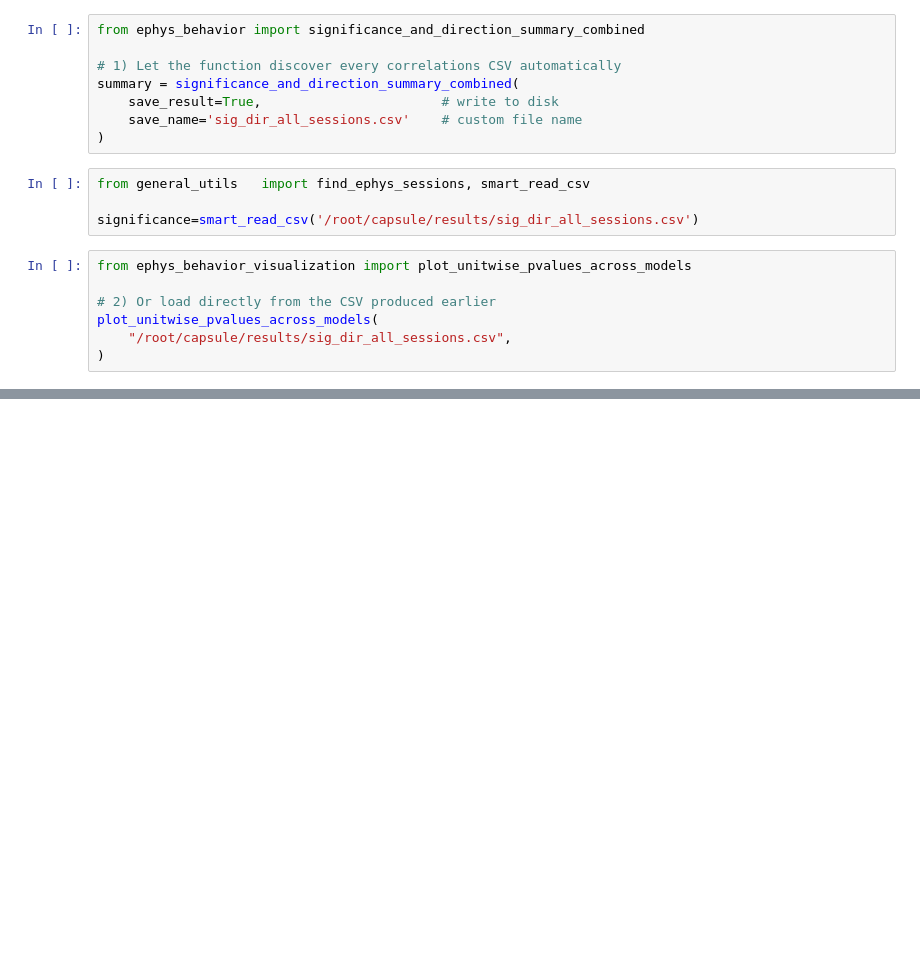
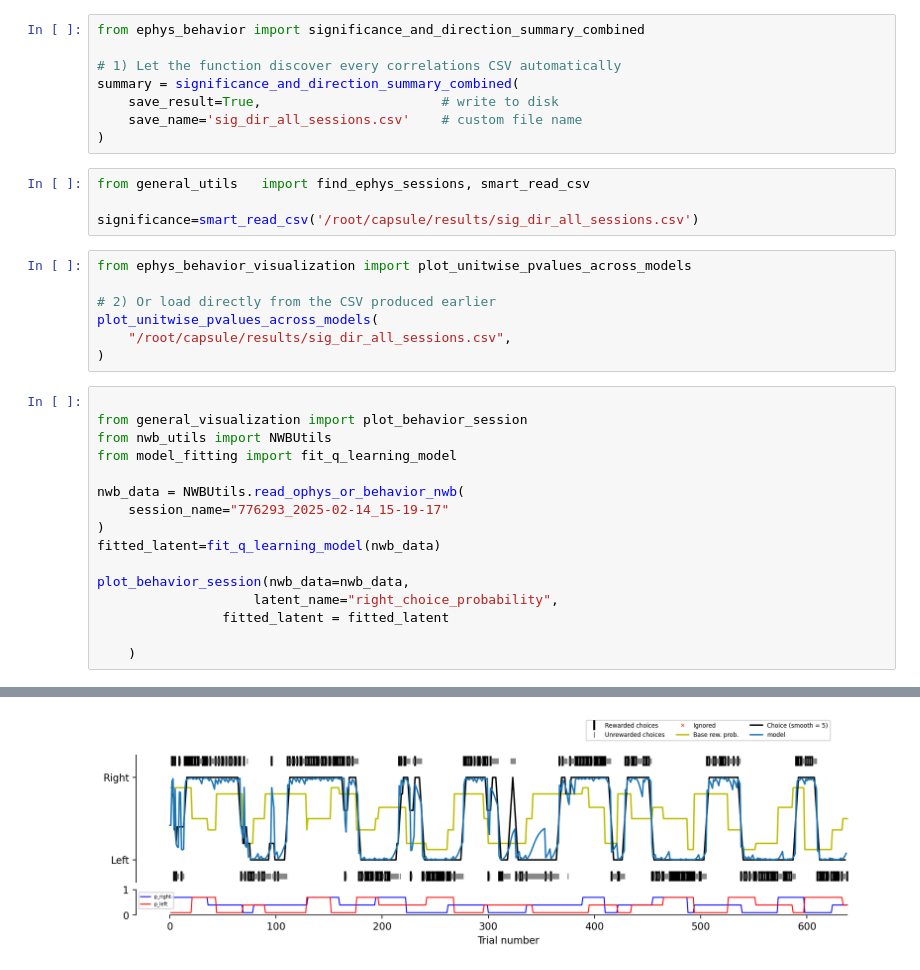
Before and after one commit to AllenNeuralDynamics/aind-dft-ephys-analysis, a Jupyter notebook: src/aind_dft_ephys_analysis/ephys_playground.ipynb, the cells around one changed output, grey strips where cells are left out. Drawn from its saved outputs; the diff is of its cells as text; blank space fills up the shorter version.

```diff
--- a/src/aind_dft_ephys_analysis/ephys_playground.ipynb
+++ b/src/aind_dft_ephys_analysis/ephys_playground.ipynb
@@ -390,3 +390,20 @@ from ephys_behavior_visualization import plot_unitwise_pvalues_across_models
 plot_unitwise_pvalues_across_models(
     "/root/capsule/results/sig_dir_all_sessions.csv",
 )
+# %%
+
+from general_visualization import plot_behavior_session
+from nwb_utils import NWBUtils
+from model_fitting import fit_q_learning_model
+
+nwb_data = NWBUtils.read_ophys_or_behavior_nwb(
+    session_name="776293_2025-02-14_15-19-17"
+)
+fitted_latent=fit_q_learning_model(nwb_data)
+
+plot_behavior_session(nwb_data=nwb_data,
+                    latent_name="right_choice_probability",
+                fitted_latent = fitted_latent
+
+    )
+# %% [output]
@@ -392,0 +414 @@ plot_unitwise_pvalues_across_models(
+[figure, added]
```
Also changed, not shown: parts of 2 cells of this notebook, 2 other files.
